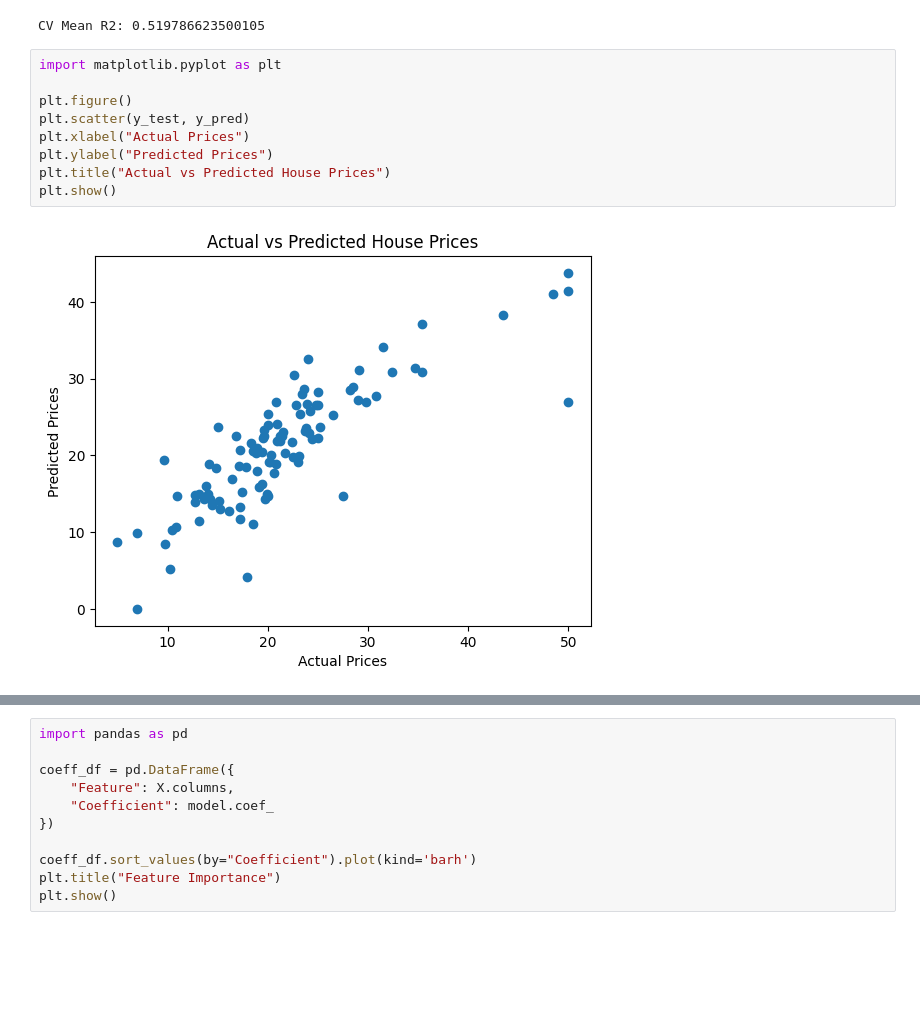
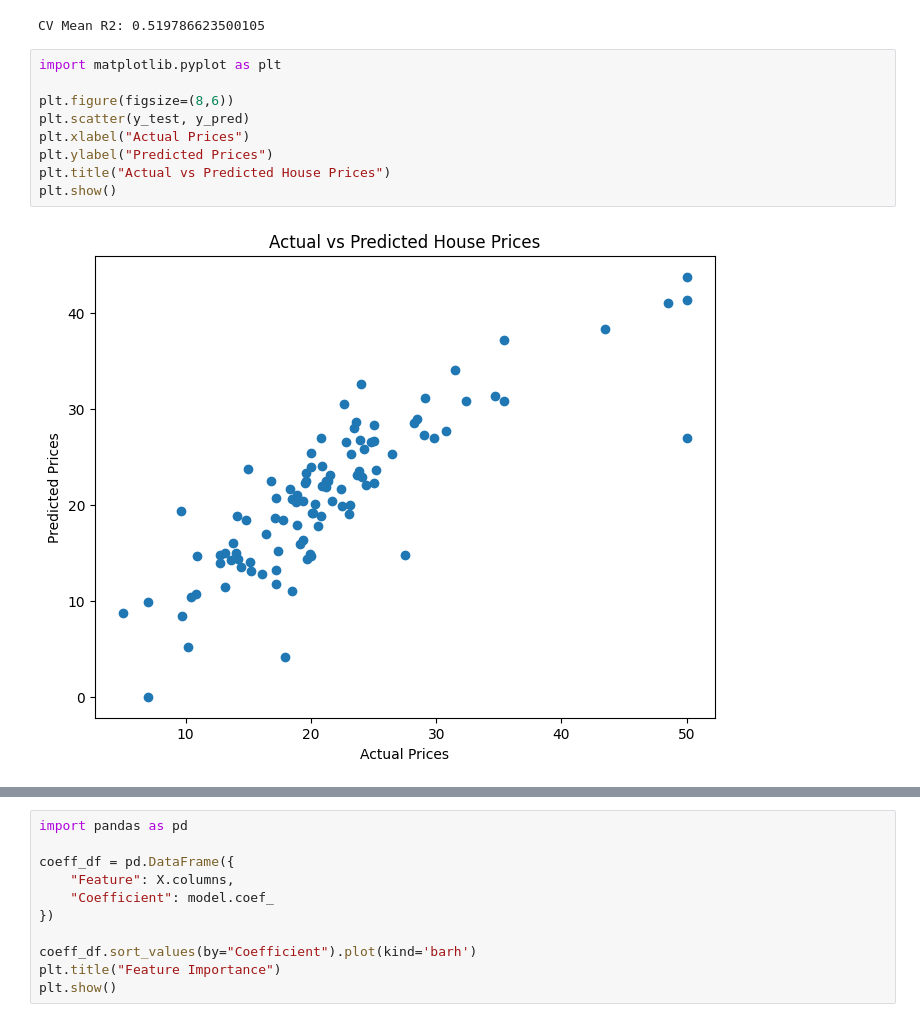
Before and after one commit to Ebin21/ML, a Jupyter notebook: House_Price2.ipynb, the cells around one changed output, grey strips where cells are left out. Drawn from its saved outputs; the diff is of its cells as text; blank space fills up the shorter version.

```diff
--- a/House_Price2.ipynb
+++ b/House_Price2.ipynb
@@ -130,14 +130,14 @@ CV Mean R2: 0.519786623500105
 # %%
 import matplotlib.pyplot as plt
 
-plt.figure()
+plt.figure(figsize=(8,6))
 plt.scatter(y_test, y_pred)
 plt.xlabel("Actual Prices")
 plt.ylabel("Predicted Prices")
 plt.title("Actual vs Predicted House Prices")
 plt.show()
 # %% [output]
-[figure, old version]
+[figure, new version]
 # %%
 residuals = y_test - y_pred
 
```
Also changed, not shown: parts of 2 cells of this notebook.
